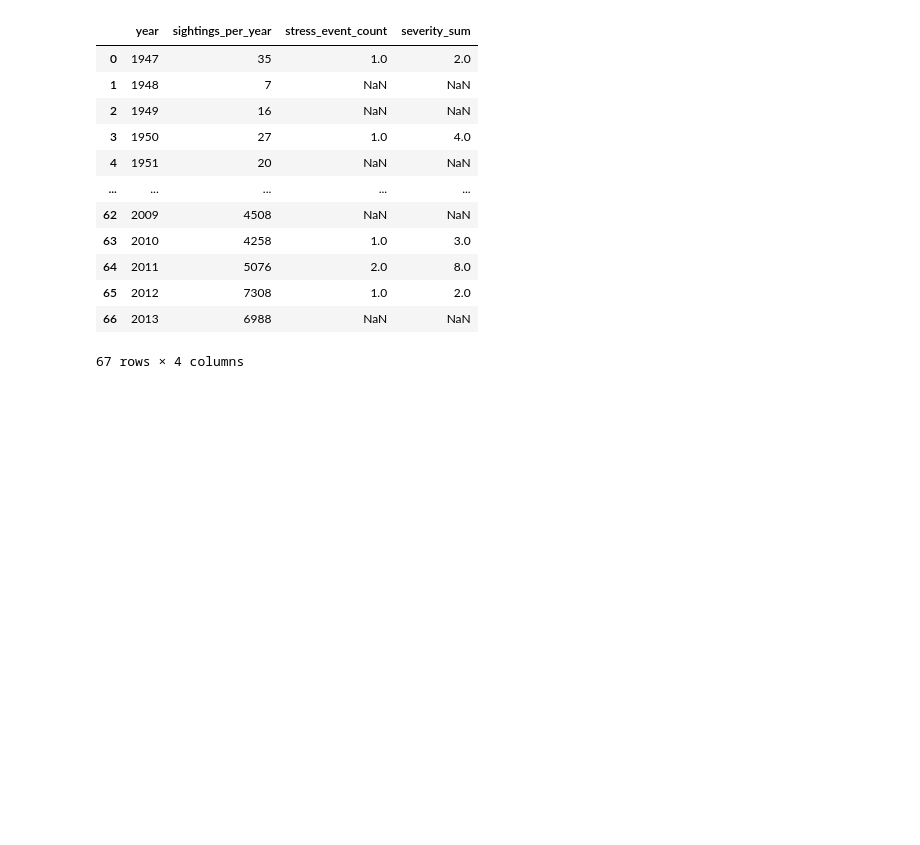
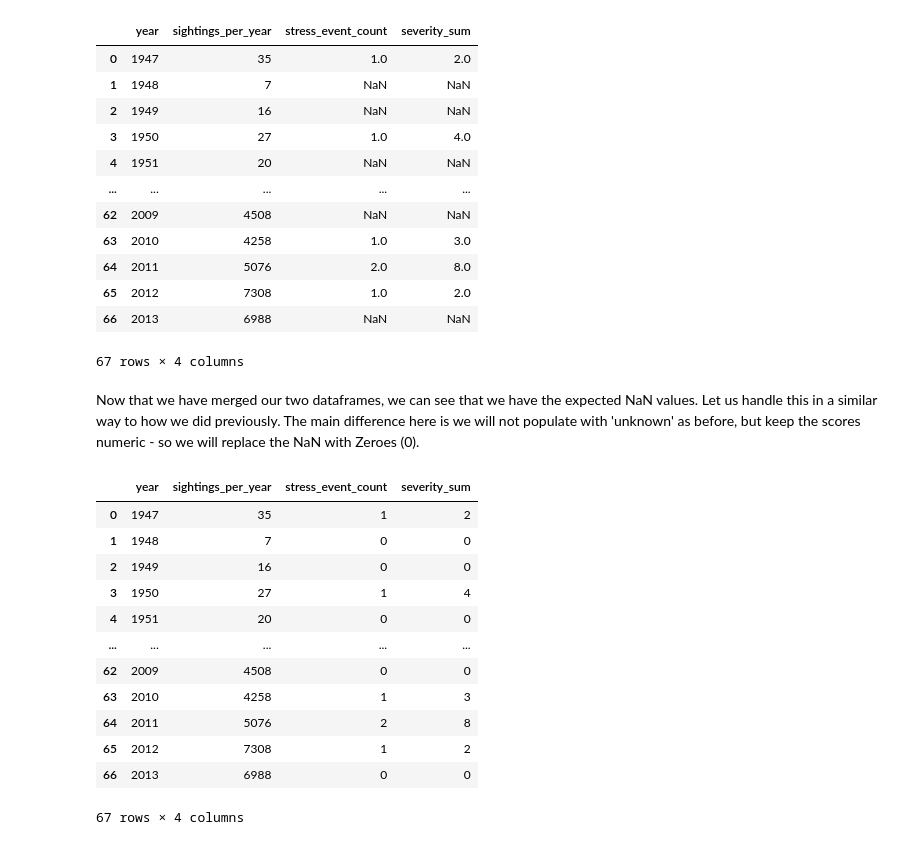
Before and after one commit to Richard-wv/stress_sighting_hypothesis, a Jupyter notebook: jupyter_notebooks/1_data_cleaning.ipynb, the cells around one changed output. Drawn from its saved outputs; the diff is of its cells as text; code cells hidden in the pictures; blank space fills up the shorter version.

Commit message:
chore(datacleaning) replace NaN values in merged_ufo_df

```diff
--- a/jupyter_notebooks/1_data_cleaning.ipynb
+++ b/jupyter_notebooks/1_data_cleaning.ipynb
@@ -804,3 +804,25 @@ merged_ufo_df # check the merged DataFrame
 | 65 | 2012 | 7308 | 1.0 | 2.0 |
 | 66 | 2013 | 6988 | NaN | NaN |
 67 rows × 4 columns
+# %% [markdown]
+Now that we have merged our two dataframes, we can see that we have the expected NaN values. Let us handle this in a similar way to how we did previously. The main difference here is we will not populate with 'unknown' as before, but keep the scores numeric - so we will replace the NaN with Zeroes (0).
+# %%
+# replace NaN values in stress_event_count and severity_sum with 0
+merged_ufo_df['stress_event_count'] = merged_ufo_df['stress_event_count'].fillna(0).astype(int)
+merged_ufo_df['severity_sum'] = merged_ufo_df['severity_sum'].fillna(0).astype(int)
+# %%
+merged_ufo_df
+# %% [output]
+|  | year | sightings_per_year | stress_event_count | severity_sum |
+| 0 | 1947 | 35 | 1 | 2 |
+| 1 | 1948 | 7 | 0 | 0 |
+| 2 | 1949 | 16 | 0 | 0 |
+| 3 | 1950 | 27 | 1 | 4 |
+| 4 | 1951 | 20 | 0 | 0 |
+| ... | ... | ... | ... | ... |
+| 62 | 2009 | 4508 | 0 | 0 |
+| 63 | 2010 | 4258 | 1 | 3 |
+| 64 | 2011 | 5076 | 2 | 8 |
+| 65 | 2012 | 7308 | 1 | 2 |
+| 66 | 2013 | 6988 | 0 | 0 |
+67 rows × 4 columns
```
